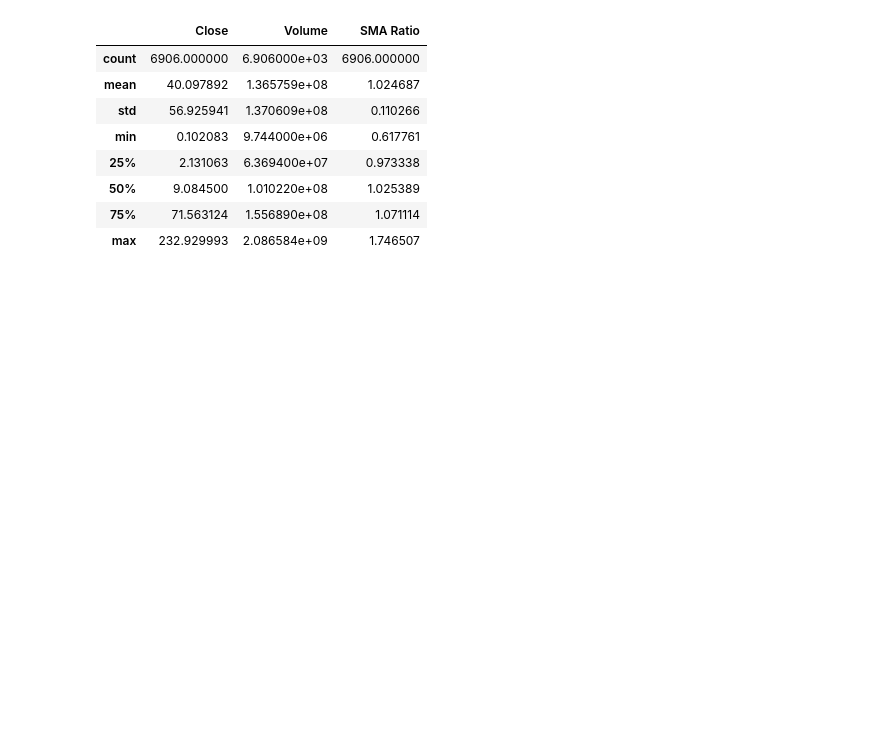
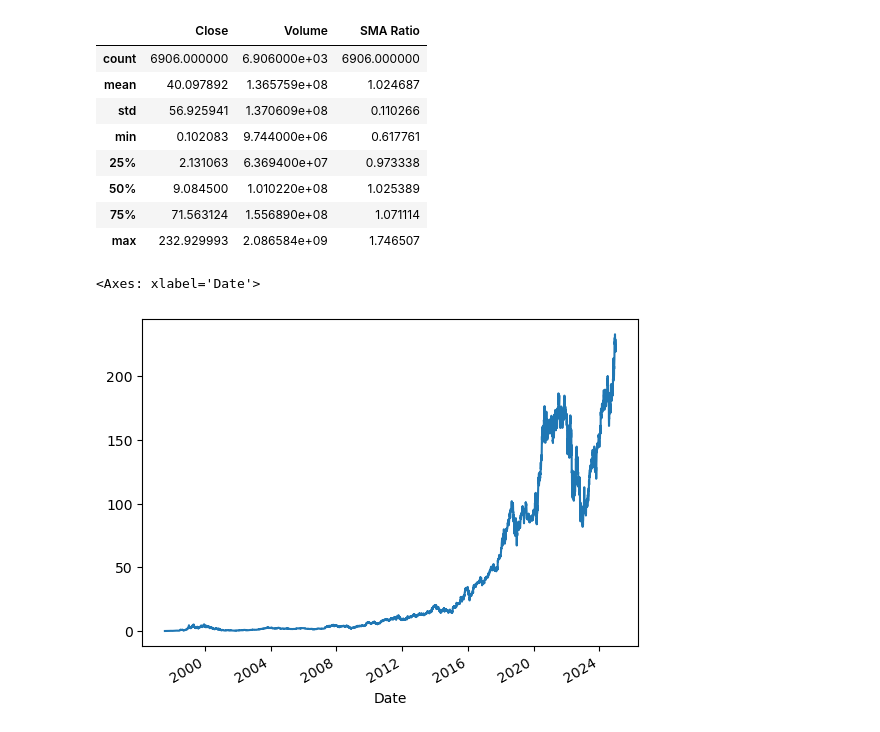
Before and after one commit to joeyallen1/RL_Trading, a Jupyter notebook: Trading.ipynb, the cells around one changed output. Saved outputs shown, nothing was run; the diff lists cells and outputs as text; code cells hidden in the pictures; blank space fills up the shorter version.

Commit message:
Simple data visualization

```diff
--- a/Trading.ipynb
+++ b/Trading.ipynb
@@ -144,3 +145,8 @@ amzn_df.describe()
 | 50% | 9.084500 | 1.010220e+08 | 1.025389 |
 | 75% | 71.563124 | 1.556890e+08 | 1.071114 |
 | max | 232.929993 | 2.086584e+09 | 1.746507 |
+# %%
+amzn_df['Close'].plot()
+# %% [output]
+<Axes: xlabel='Date'>
+[figure, added]
```
Also changed, not shown: parts of 2 cells of this notebook.
